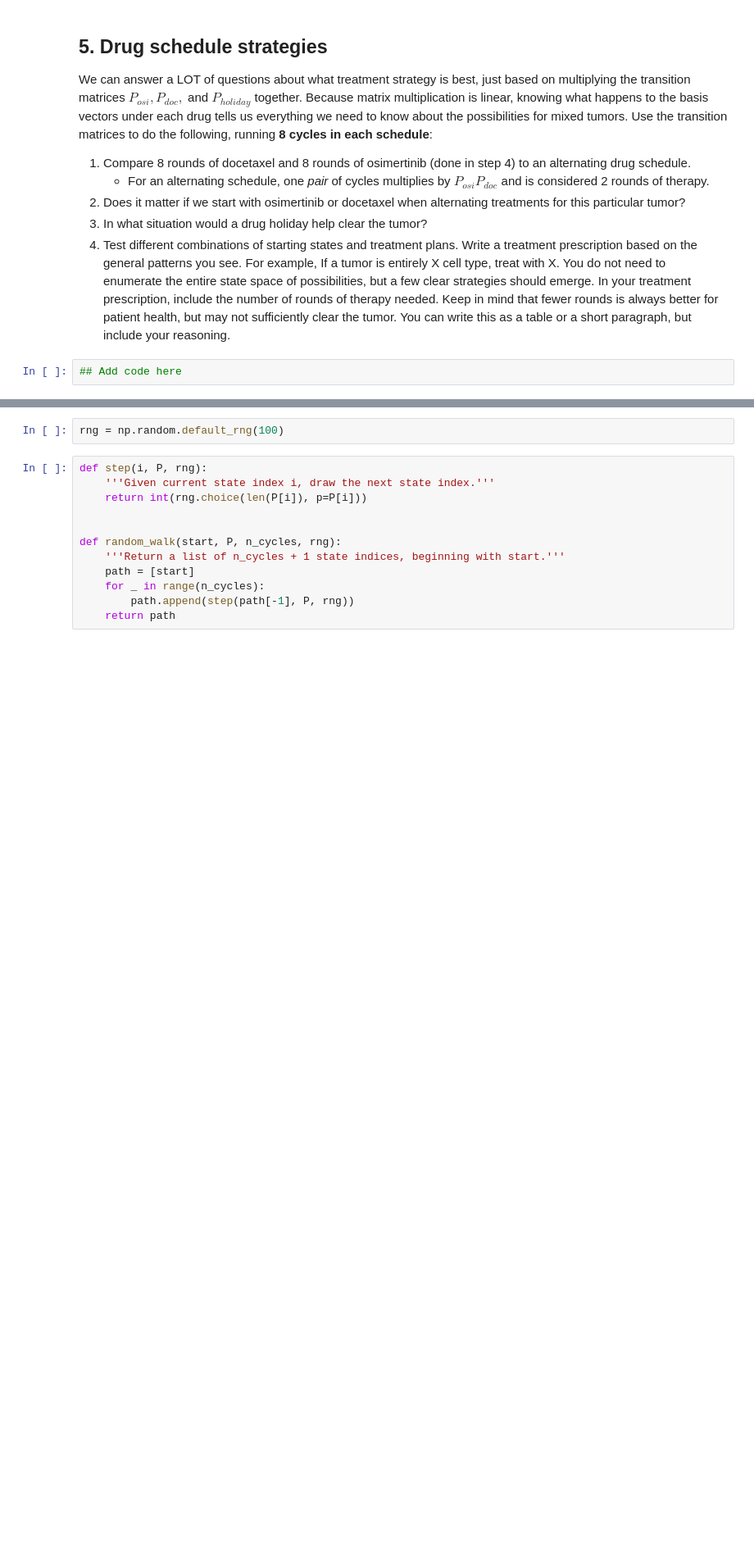
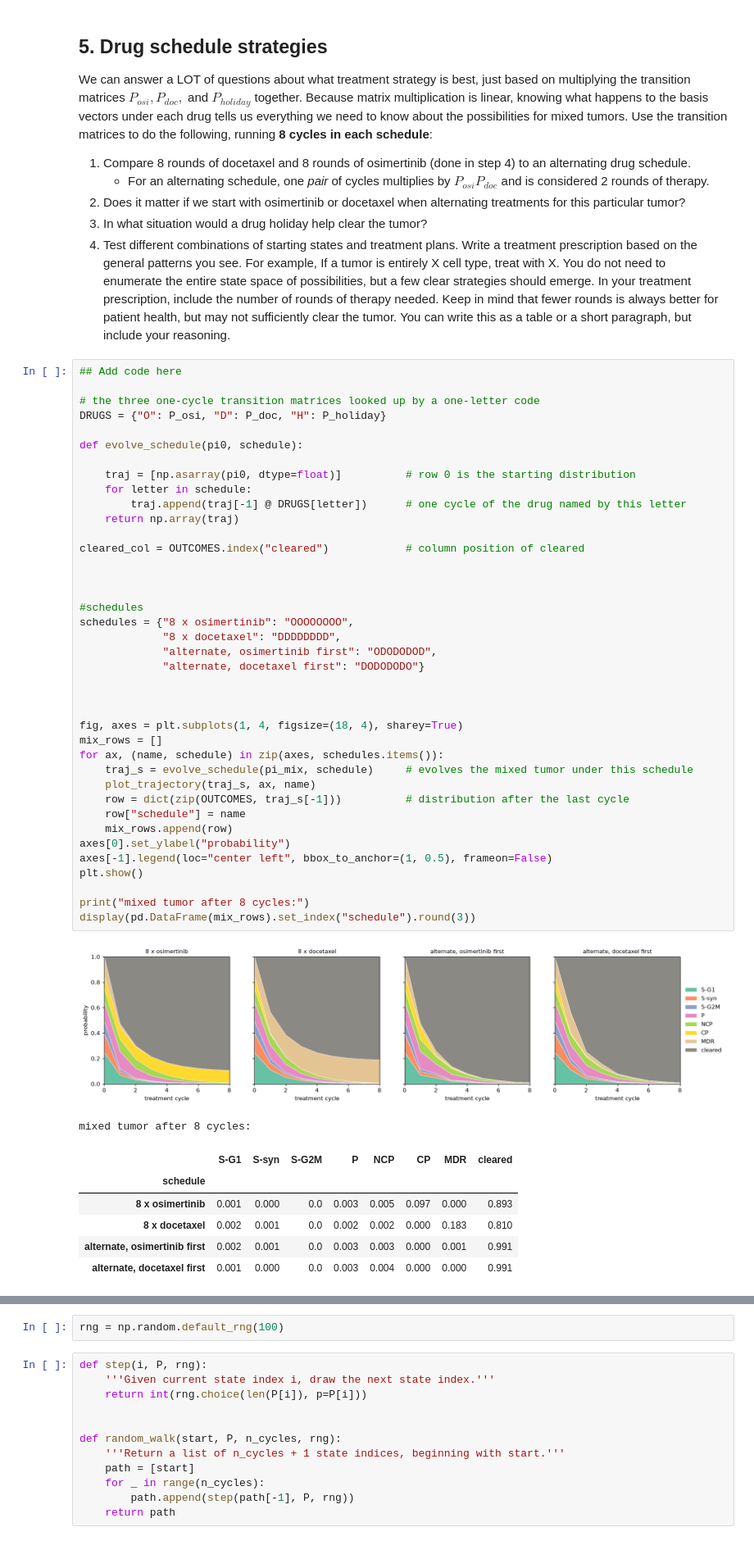
Before and after one commit to Shuvam-Chowdhury/uu_markov, a Jupyter notebook: lab_2/Lab09_markov_chain_cells.ipynb, the cells around one changed output, grey strips where cells are left out. Shown at 82% size. Saved outputs shown, nothing was run; the diff lists cells and outputs as text; blank space fills up the shorter version.

```diff
--- a/lab_2/Lab09_markov_chain_cells.ipynb
+++ b/lab_2/Lab09_markov_chain_cells.ipynb
@@ -324,3 +561,49 @@ We can answer a LOT of questions about what treatment strategy is best, just bas
 4. Test different combinations of starting states and treatment plans. Write a treatment prescription based on the general patterns you see. For example, If a tumor is entirely X cell type, treat with X. You do not need to enumerate the entire state space of possibilities, but a few clear strategies should emerge. In your treatment prescription, include the number of rounds of therapy needed. Keep in mind that fewer rounds is always better for patient health, but may not sufficiently clear the tumor. You can write this as a table or a short paragraph, but include your reasoning.
 # %%
 ## Add code here
+
+# the three one-cycle transition matrices looked up by a one-letter code
+DRUGS = {"O": P_osi, "D": P_doc, "H": P_holiday}
+
+def evolve_schedule(pi0, schedule):
+
+    traj = [np.asarray(pi0, dtype=float)]          # row 0 is the starting distribution
+    for letter in schedule:
+        traj.append(traj[-1] @ DRUGS[letter])      # one cycle of the drug named by this letter
+    return np.array(traj)
+
+cleared_col = OUTCOMES.index("cleared")            # column position of cleared
+
+
+
+#schedules
+schedules = {"8 x osimertinib": "OOOOOOOO",
+             "8 x docetaxel": "DDDDDDDD",
+             "alternate, osimertinib first": "ODODODOD",
+             "alternate, docetaxel first": "DODODODO"}
+
+
+
+fig, axes = plt.subplots(1, 4, figsize=(18, 4), sharey=True)
+mix_rows = []
+for ax, (name, schedule) in zip(axes, schedules.items()):
+    traj_s = evolve_schedule(pi_mix, schedule)     # evolves the mixed tumor under this schedule
+    plot_trajectory(traj_s, ax, name)
+    row = dict(zip(OUTCOMES, traj_s[-1]))          # distribution after the last cycle
+    row["schedule"] = name
+    mix_rows.append(row)
+axes[0].set_ylabel("probability")
+axes[-1].legend(loc="center left", bbox_to_anchor=(1, 0.5), frameon=False)
+plt.show()
+
+print("mixed tumor after 8 cycles:")
+display(pd.DataFrame(mix_rows).set_index("schedule").round(3))
+# %% [output]
+[figure, added]
+mixed tumor after 8 cycles:
+|  | S-G1 | S-syn | S-G2M | P | NCP | CP | MDR | cleared |
+| schedule |  |  |  |  |  |  |  |  |
+| 8 x osimertinib | 0.001 | 0.000 | 0.0 | 0.003 | 0.005 | 0.097 | 0.000 | 0.893 |
+| 8 x docetaxel | 0.002 | 0.001 | 0.0 | 0.002 | 0.002 | 0.000 | 0.183 | 0.810 |
+| alternate, osimertinib first | 0.002 | 0.001 | 0.0 | 0.003 | 0.003 | 0.000 | 0.001 | 0.991 |
+| alternate, docetaxel first | 0.001 | 0.000 | 0.0 | 0.003 | 0.004 | 0.000 | 0.000 | 0.991 |
```
Also changed, not shown: parts of 29 cells of this notebook, 1 other file.
